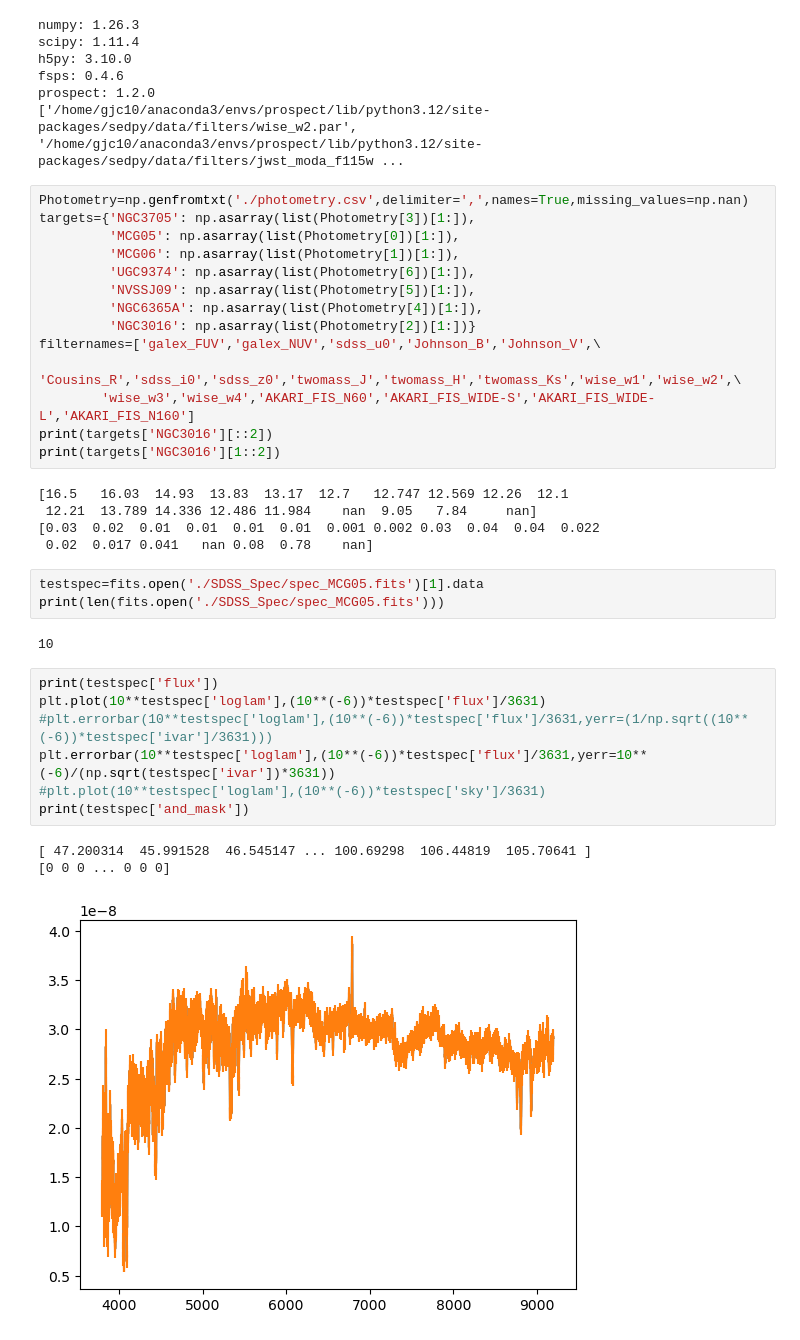
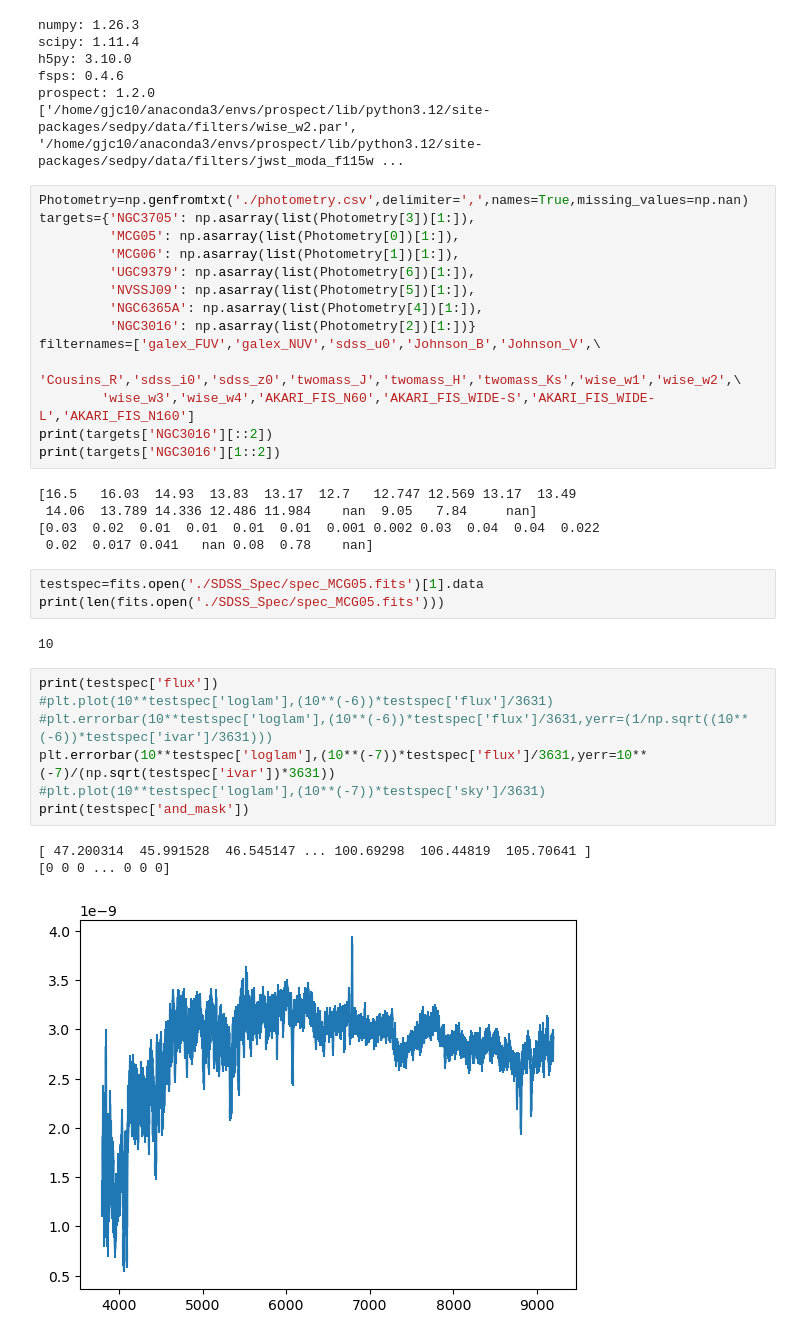
Before and after one commit to gregorycorcoran/Astro-Data, a Jupyter notebook: SED_tests.ipynb, the cells around one changed output. Cells and saved outputs as stored; diff of their text form.

```diff
--- a/SED_tests.ipynb
+++ b/SED_tests.ipynb
@@ -28,7 +30,7 @@ Photometry=np.genfromtxt('./photometry.csv',delimiter=',',names=True,missing_val
 targets={'NGC3705': np.asarray(list(Photometry[3])[1:]),
          'MCG05': np.asarray(list(Photometry[0])[1:]),
          'MCG06': np.asarray(list(Photometry[1])[1:]),
-         'UGC9374': np.asarray(list(Photometry[6])[1:]),
+         'UGC9379': np.asarray(list(Photometry[6])[1:]),
          'NVSSJ09': np.asarray(list(Photometry[5])[1:]),
          'NGC6365A': np.asarray(list(Photometry[4])[1:]),
          'NGC3016': np.asarray(list(Photometry[2])[1:])}
@@ -38,8 +40,8 @@ filternames=['galex_FUV','galex_NUV','sdss_u0','Johnson_B','Johnson_V',\
 print(targets['NGC3016'][::2])
 print(targets['NGC3016'][1::2])
 # %% [output]
-[16.5   16.03  14.93  13.83  13.17  12.7   12.747 12.569 12.26  12.1
- 12.21  13.789 14.336 12.486 11.984    nan  9.05   7.84     nan]
+[16.5   16.03  14.93  13.83  13.17  12.7   12.747 12.569 13.17  13.49
+ 14.06  13.789 14.336 12.486 11.984    nan  9.05   7.84     nan]
 [0.03  0.02  0.01  0.01  0.01  0.01  0.001 0.002 0.03  0.04  0.04  0.022
  0.02  0.017 0.041   nan 0.08  0.78    nan]
 # %%
@@ -49,13 +51,13 @@ print(len(fits.open('./SDSS_Spec/spec_MCG05.fits')))
 10
 # %%
 print(testspec['flux'])
-plt.plot(10**testspec['loglam'],(10**(-6))*testspec['flux']/3631)
+#plt.plot(10**testspec['loglam'],(10**(-6))*testspec['flux']/3631)
 #plt.errorbar(10**testspec['loglam'],(10**(-6))*testspec['flux']/3631,yerr=(1/np.sqrt((10**(-6))*testspec['ivar']/3631)))
-plt.errorbar(10**testspec['loglam'],(10**(-6))*testspec['flux']/3631,yerr=10**(-6)/(np.sqrt(testspec['ivar'])*3631))
-#plt.plot(10**testspec['loglam'],(10**(-6))*testspec['sky']/3631)
+plt.errorbar(10**testspec['loglam'],(10**(-7))*testspec['flux']/3631,yerr=10**(-7)/(np.sqrt(testspec['ivar'])*3631))
+#plt.plot(10**testspec['loglam'],(10**(-7))*testspec['sky']/3631)
 print(testspec['and_mask'])
 # %% [output]
 [ 47.200314  45.991528  46.545147 ... 100.69298  106.44819  105.70641 ]
 [0 0 0 ... 0 0 0]
-[figure, old version]
+[figure, new version]
 # %%
```
Also changed, not shown: parts of 18 cells of this notebook, 3 other files.
